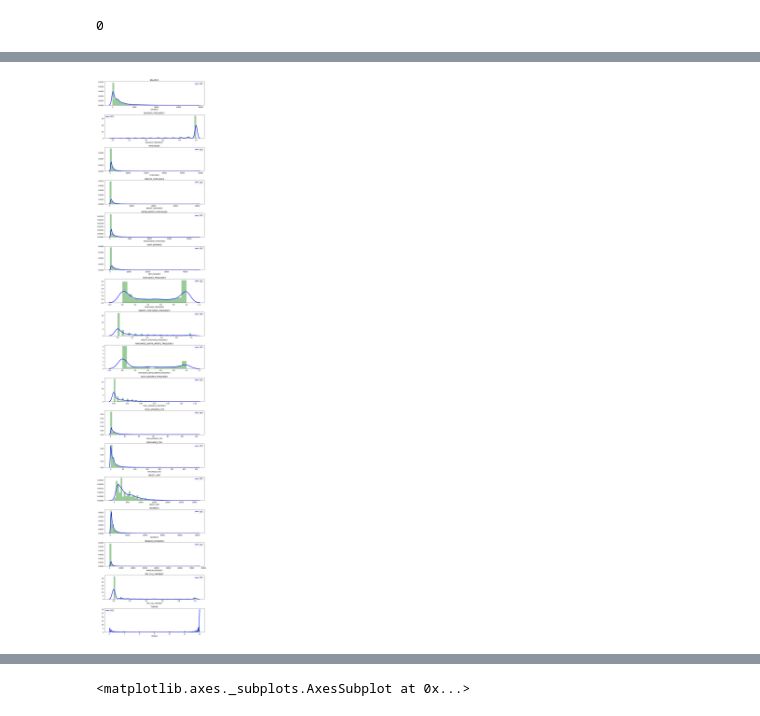
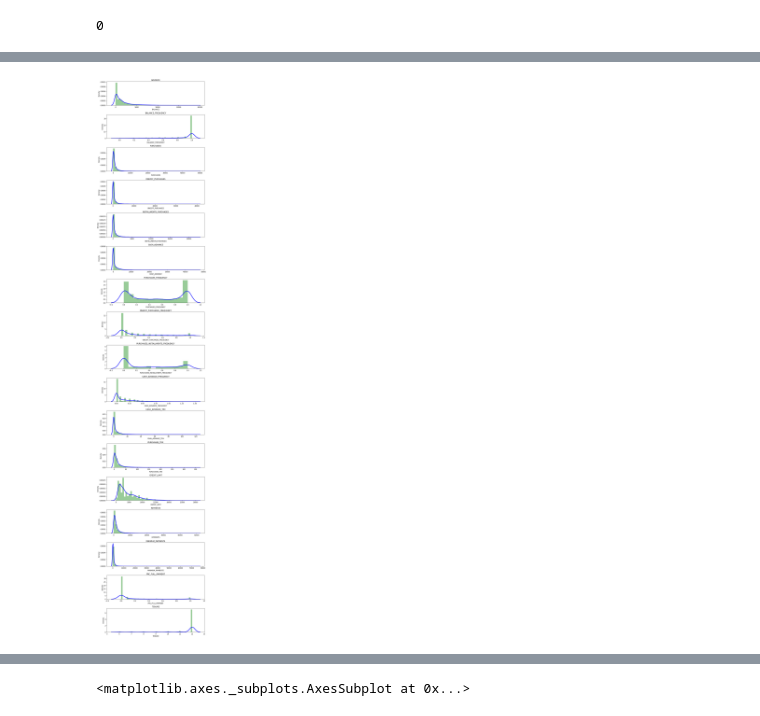
Before and after one commit to MartinSantaGitHub/ds4b, a Jupyter notebook: 2. Marketing Department/Esqueleto_Departamento_de_Marketing.ipynb, the cells around one changed output, grey strips where cells are left out. Saved outputs shown, nothing was run; the diff lists cells and outputs as text; code cells hidden in the pictures.

```diff
--- a/2. Marketing Department/Esqueleto_Departamento_de_Marketing.ipynb
+++ b/2. Marketing Department/Esqueleto_Departamento_de_Marketing.ipynb
@@ -175,0 +177,14 @@ dtype: int64
+# %%
+# Vamos a rellenar los datos faltantes con el promedio del campo 'MINIMUM_PAYMENTS'
+
+# NOTA PERSONAL: Aca habría que realizar ingeniería de variables.
+# Ver si la variable no tiene sesgo y en caso de ser sesgada asignarle la mediana en vez de la media.
+
+creditcard_df.loc[creditcard_df['MINIMUM_PAYMENTS'].isnull(), 'MINIMUM_PAYMENTS'] = creditcard_df['MINIMUM_PAYMENTS'].mean()
+# %%
+# Vamos a rellenar los datos faltantes con el promedio del campo 'CREDIT_LIMIT'
+
+# NOTA PERSONAL: Mismo caso anterior. Aunque en este caso como para la variable CREDIT_LIMIT existe solo un valor faltante,
+# no sería un problema reemplazarlo por la media.
+
+creditcard_df.loc[creditcard_df['CREDIT_LIMIT'].isnull(), 'CREDIT_LIMIT'] = creditcard_df['CREDIT_LIMIT'].mean()
@@ -179,3 +200,4 @@ dtype: int64
 0
 # %%
 # Podemos deshacernos del campo Customer ID ya que no nos sirve para nada
+creditcard_df.drop("CUST_ID", inplace=True, axis=1)
@@ -201,0 +213,3 @@ Index(['BALANCE', 'BALANCE_FREQUENCY', 'PURCHASES', 'ONEOFF_PURCHASES',
+# %%
+n = len(creditcard_df.columns)
+n
@@ -202,17 +228,26 @@ Index(['BALANCE', 'BALANCE_FREQUENCY', 'PURCHASES', 'ONEOFF_PURCHASES',
 # %%
 # distplot combina la función matplotlib.hist con la de seaborn kdeplot()
 # KDE Plot representa la Kernel Density Estimate
 # KDE se utiliza para visualizar la densidad de una probabilidad de una variable continua.
 # KDE nos muestra la densidad de una probabilidad para diferentes valores de una variable continua.
 
 # El balance promedio es  $1500
 # 'Balance_Frequency' para muchos usuarios se actualiza muy frecuentemente ~1
 # Para el campo 'PURCHASES_FREQUENCY', hay dos grupos diferentes de clientes
 # Para los campos 'ONEOFF_PURCHASES_FREQUENCY' y 'PURCHASES_INSTALLMENT_FREQUENCY' la gran mayoría de usuarios no pagan todo de golpe ni a plazos
 # Muy pocos clientes pagan su deuda al completo 'PRC_FULL_PAYMENT'~0
 # El promedio del límite del crédito está entorno de los $4500
 # La mayoría de clientes llevan ~11 años usando el servicio
+
+plt.figure(figsize=(10,50))
+
+for i in range(n):
+  plt.subplot(n, 1, i+1)
+  sns.distplot(creditcard_df[creditcard_df.columns[i]], kde_kws={'color': 'b', 'lw': 3, 'label': 'KDE'}, hist_kws = {"color": "g"})
+  plt.title(creditcard_df.columns[i])
+
+plt.tight_layout()
 # %% [output]
-[figure, old version]
+[figure, new version]
 # %%
 # sns.pairplot(creditcard_df)
```
Also changed, not shown: parts of 28 cells of this notebook.
